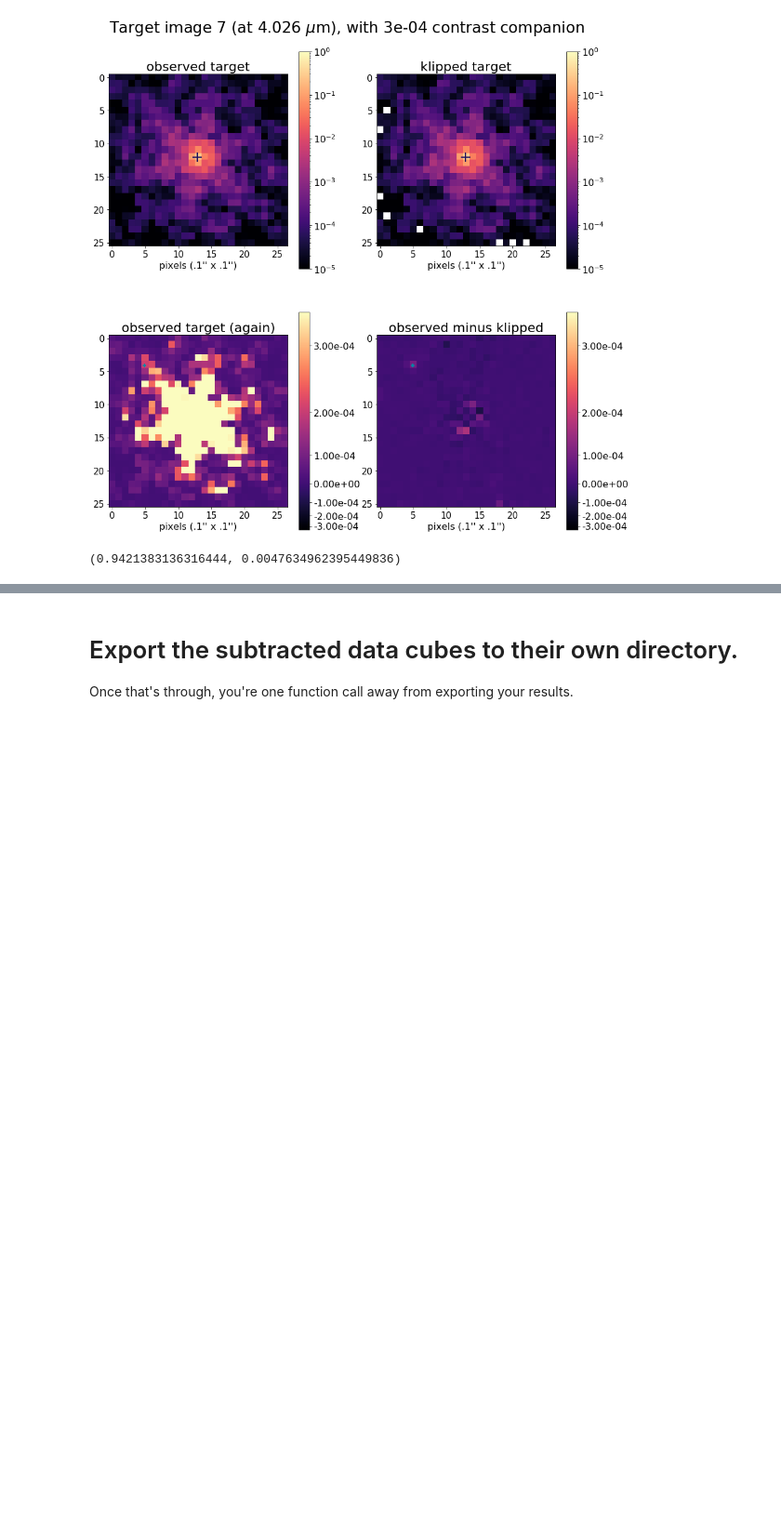
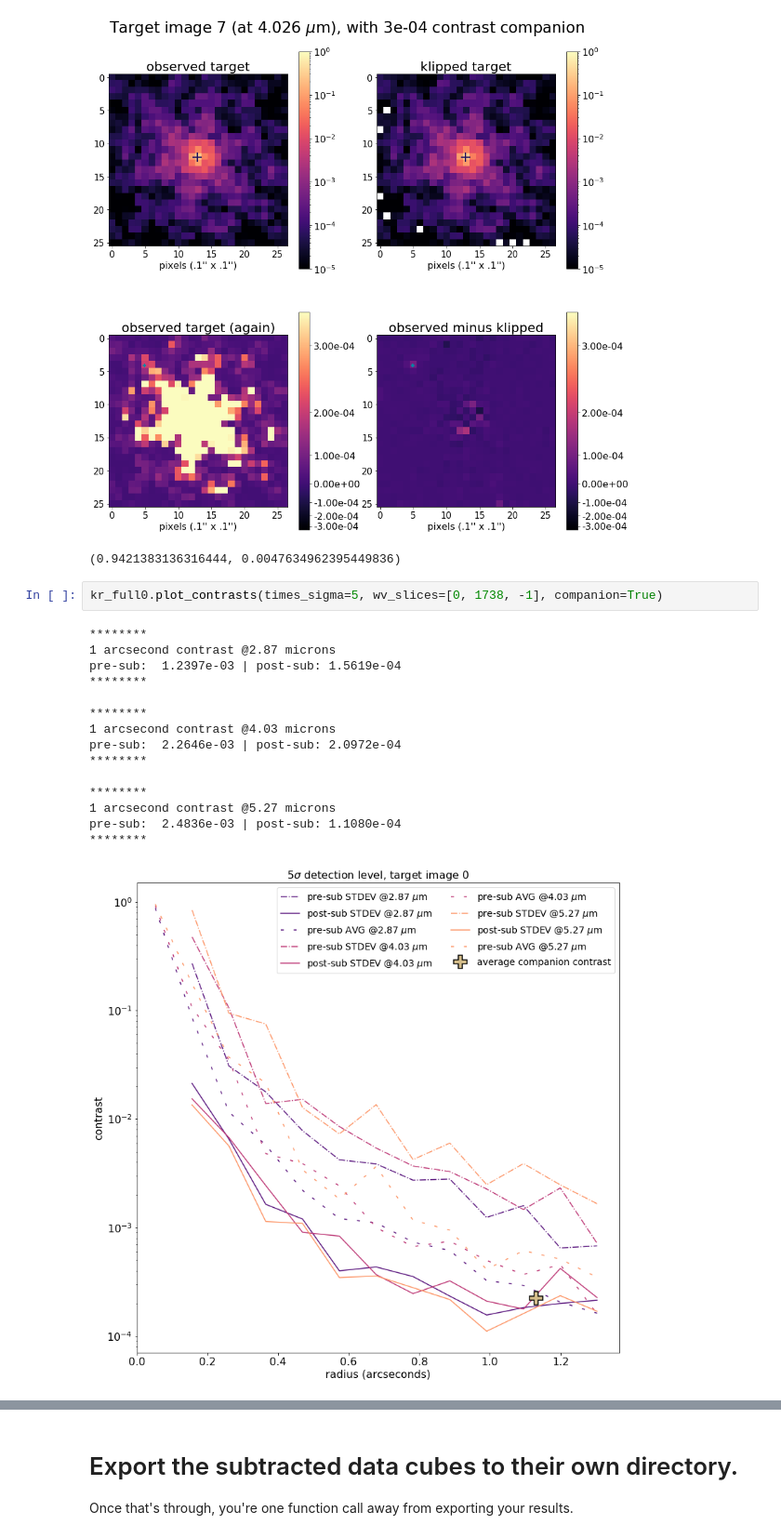
Before and after one commit to ojustino/subtract_psf, a Jupyter notebook: notebooks/inject_kappa_and.ipynb, the cells around one changed output, grey strips where cells are left out. Shown at 93% size. Drawn from its saved outputs; the diff is of its cells as text; blank space fills up the shorter version.

```diff
--- a/notebooks/inject_kappa_and.ipynb
+++ b/notebooks/inject_kappa_and.ipynb
@@ -289,3 +287,21 @@ total intensity post-subtract: 4.7635e-03
 ********
 [figure]
 (0.9421383136316444, 0.0047634962395449836)
+# %%
+kr_full0.plot_contrasts(times_sigma=5, wv_slices=[0, 1738, -1], companion=True)
+# %% [output]
+********
+1 arcsecond contrast @2.87 microns
+pre-sub:  1.2397e-03 | post-sub: 1.5619e-04
+********
+
+********
+1 arcsecond contrast @4.03 microns
+pre-sub:  2.2646e-03 | post-sub: 2.0972e-04
+********
+
+********
+1 arcsecond contrast @5.27 microns
+pre-sub:  2.4836e-03 | post-sub: 1.1080e-04
+********
+[figure, added]
```
Also changed, not shown: parts of 7 cells of this notebook, 1 other file.
